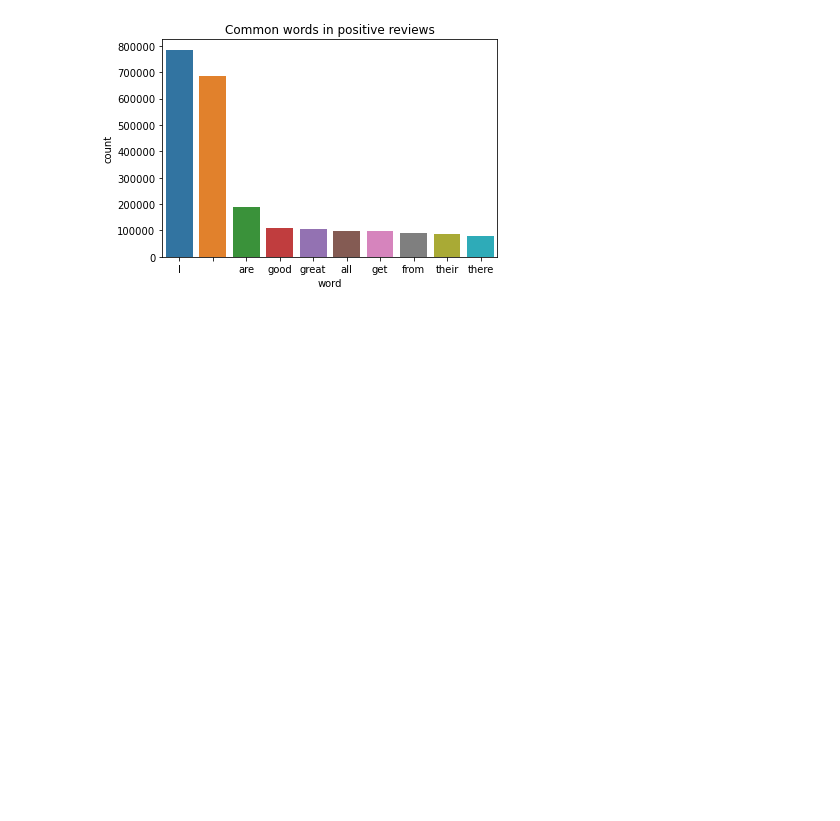
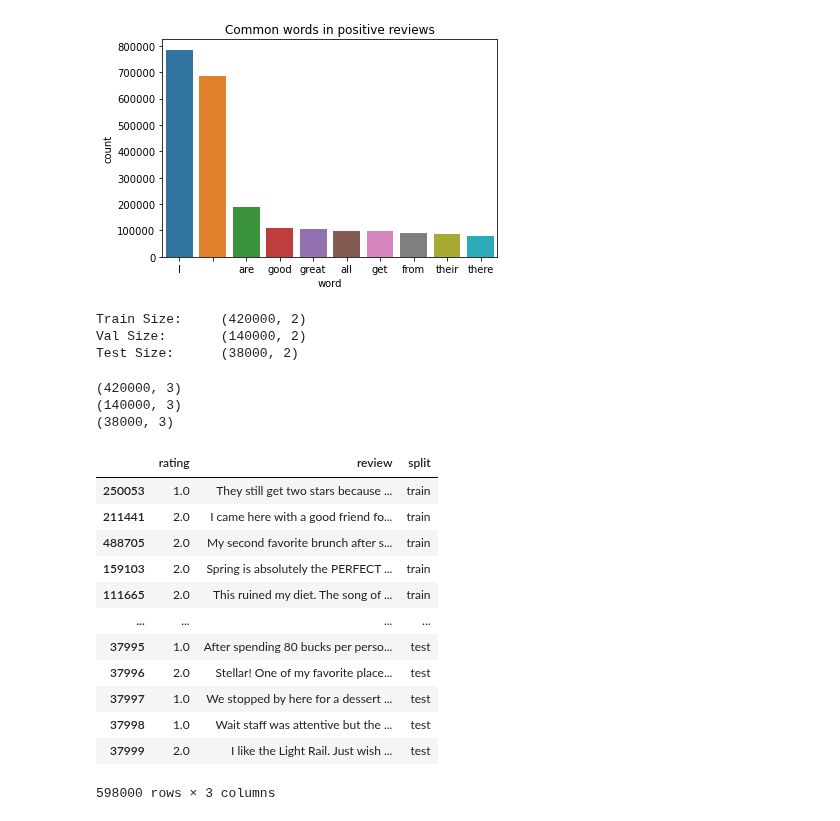
Before and after one commit to billbai0102/DeepLearning, a Jupyter notebook: Yelp Reviews (Sentiment)/preprocess.ipynb, the cells around one changed output. Saved outputs shown, nothing was run; the diff lists cells and outputs as text; code cells hidden in the pictures; blank space fills up the shorter version.

Commit message:
finally processed data which took forever ugh

```diff
--- a/Yelp Reviews (Sentiment)/preprocess.ipynb
+++ b/Yelp Reviews (Sentiment)/preprocess.ipynb
@@ -112,3 +112,41 @@ sns.barplot(x='word', y='count', data=good_words.loc[~bad_words['word'].isin(sto
 # %% [output]
 Text(0.5, 1.0, 'Common words in positive reviews')
 [figure]
+# %%
+train, val = train_test_split(train_df, test_size=.25, shuffle=True)
+# %%
+print(f'Train Size:\t{train.shape}')
+print(f'Val Size:\t{val.shape}')
+print(f'Test Size:\t{test_df.shape}')
+# %% [output]
+Train Size:     (420000, 2)
+Val Size:       (140000, 2)
+Test Size:      (38000, 2)
+# %%
+review_df = pd.DataFrame({'rating':[], 'review':[], 'split':[]})
+review_df = pd.concat([review_df, train]).fillna('train')
+review_df = pd.concat([review_df, val]).fillna('val')
+review_df = pd.concat([review_df, test_df]).fillna('test')
+review_df.reset_index()
+
+print(review_df.loc[review_df['split']=='train'].shape)
+print(review_df.loc[review_df['split']=='val'].shape)
+print(review_df.loc[review_df['split']=='test'].shape)
+review_df
+# %% [output]
+(420000, 3)
+(140000, 3)
+(38000, 3)
+|  | rating | review | split |
+| 250053 | 1.0 | They still get two stars because ... | train |
+| 211441 | 2.0 | I came here with a good friend fo... | train |
+| 488705 | 2.0 | My second favorite brunch after s... | train |
+| 159103 | 2.0 | Spring is absolutely the PERFECT ... | train |
+| 111665 | 2.0 | This ruined my diet. The song of ... | train |
+| ... | ... | ... | ... |
+| 37995 | 1.0 | After spending 80 bucks per perso... | test |
+| 37996 | 2.0 | Stellar! One of my favorite place... | test |
+| 37997 | 1.0 | We stopped by here for a dessert ... | test |
+| 37998 | 1.0 | Wait staff was attentive but the ... | test |
+| 37999 | 2.0 | I like the Light Rail. Just wish ... | test |
+598000 rows × 3 columns
```
Also changed, not shown: parts of 5 cells of this notebook.
